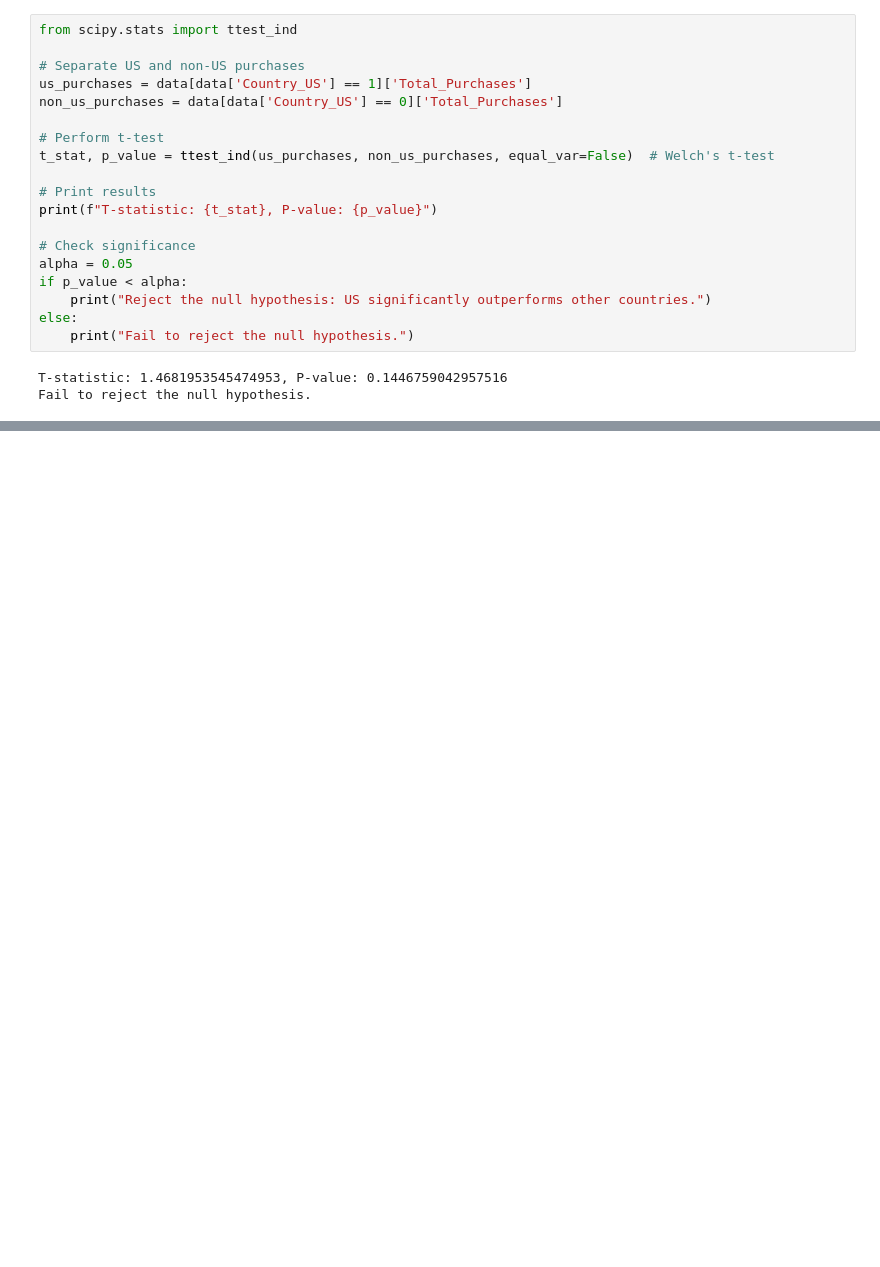
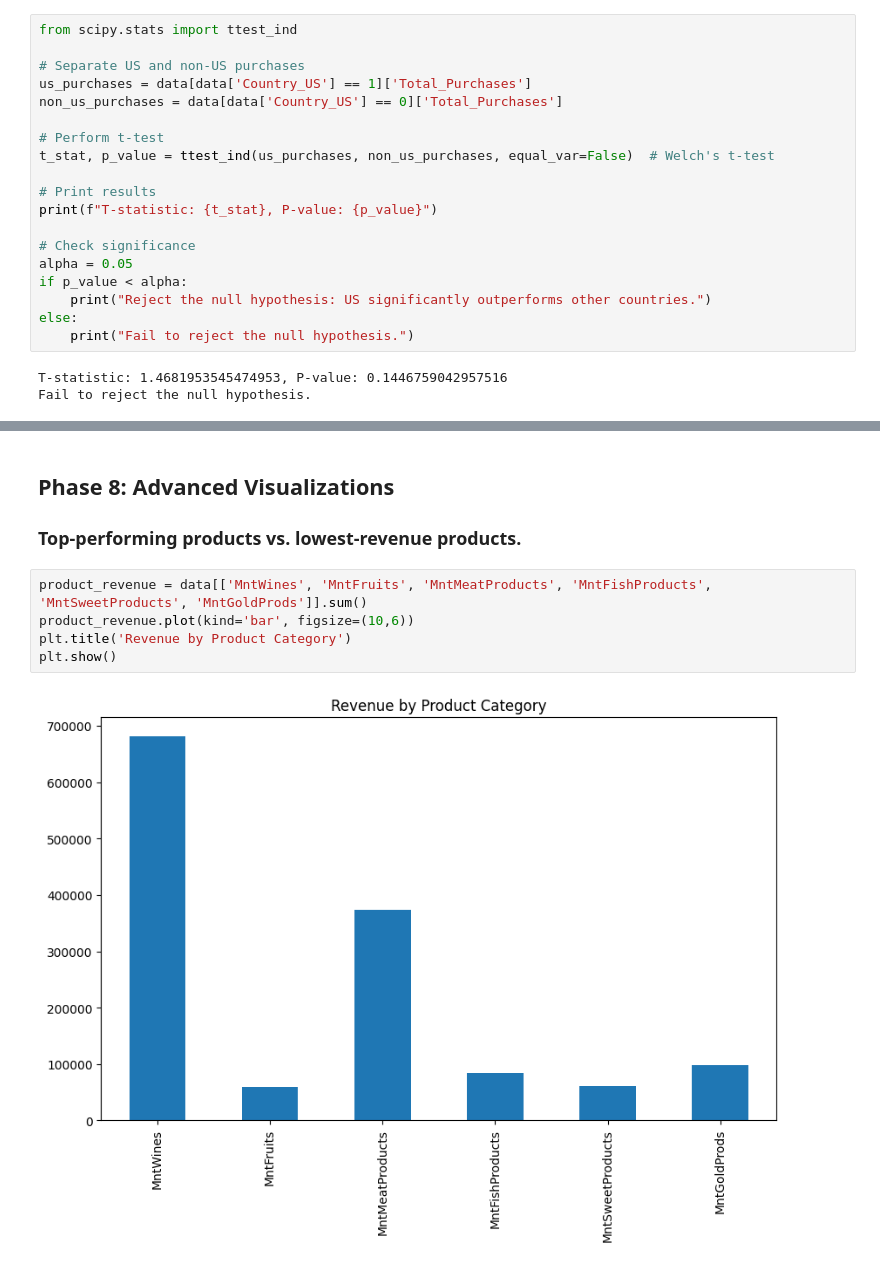
Before and after one commit to tomdu3/marketing-campaing-ds, a Jupyter notebook: marketing_campaing.ipynb, the cells around one changed output, grey strips where cells are left out. Cells and saved outputs as stored; diff of their text form; blank space fills up the shorter version.

```diff
--- a/marketing_campaing.ipynb
+++ b/marketing_campaing.ipynb
@@ -719 +713,12 @@ United States does not significantly outperform the rest of the world in total p
 ---
+# %% [markdown]
+## **Phase 8: Advanced Visualizations**
+
+### Top-performing products vs. lowest-revenue products.
+# %%
+product_revenue = data[['MntWines', 'MntFruits', 'MntMeatProducts', 'MntFishProducts', 'MntSweetProducts', 'MntGoldProds']].sum()
+product_revenue.plot(kind='bar', figsize=(10,6))
+plt.title('Revenue by Product Category')
+plt.show()
+# %% [output]
+[figure, added]
```
Also changed, not shown: parts of 22 cells of this notebook.
